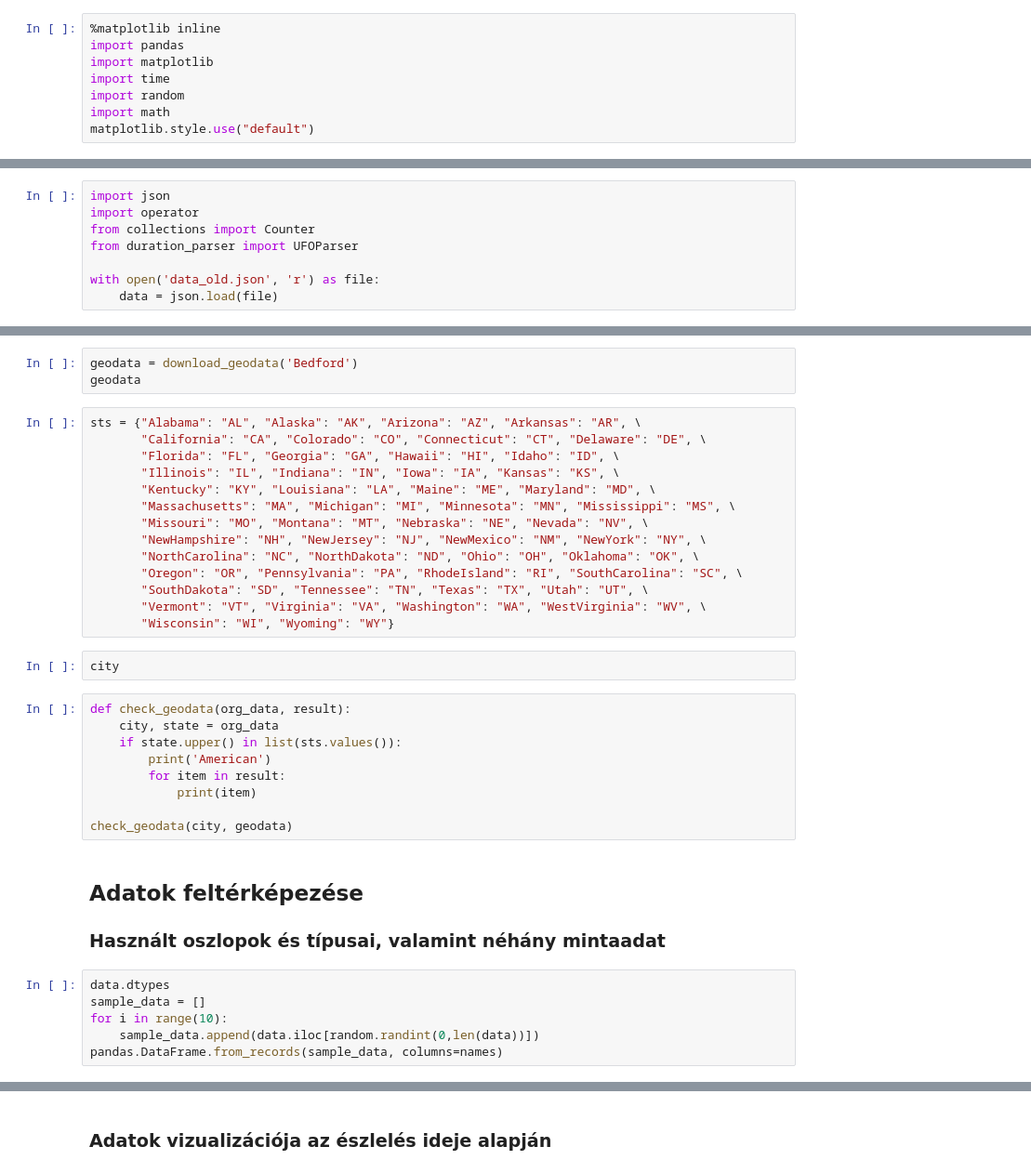
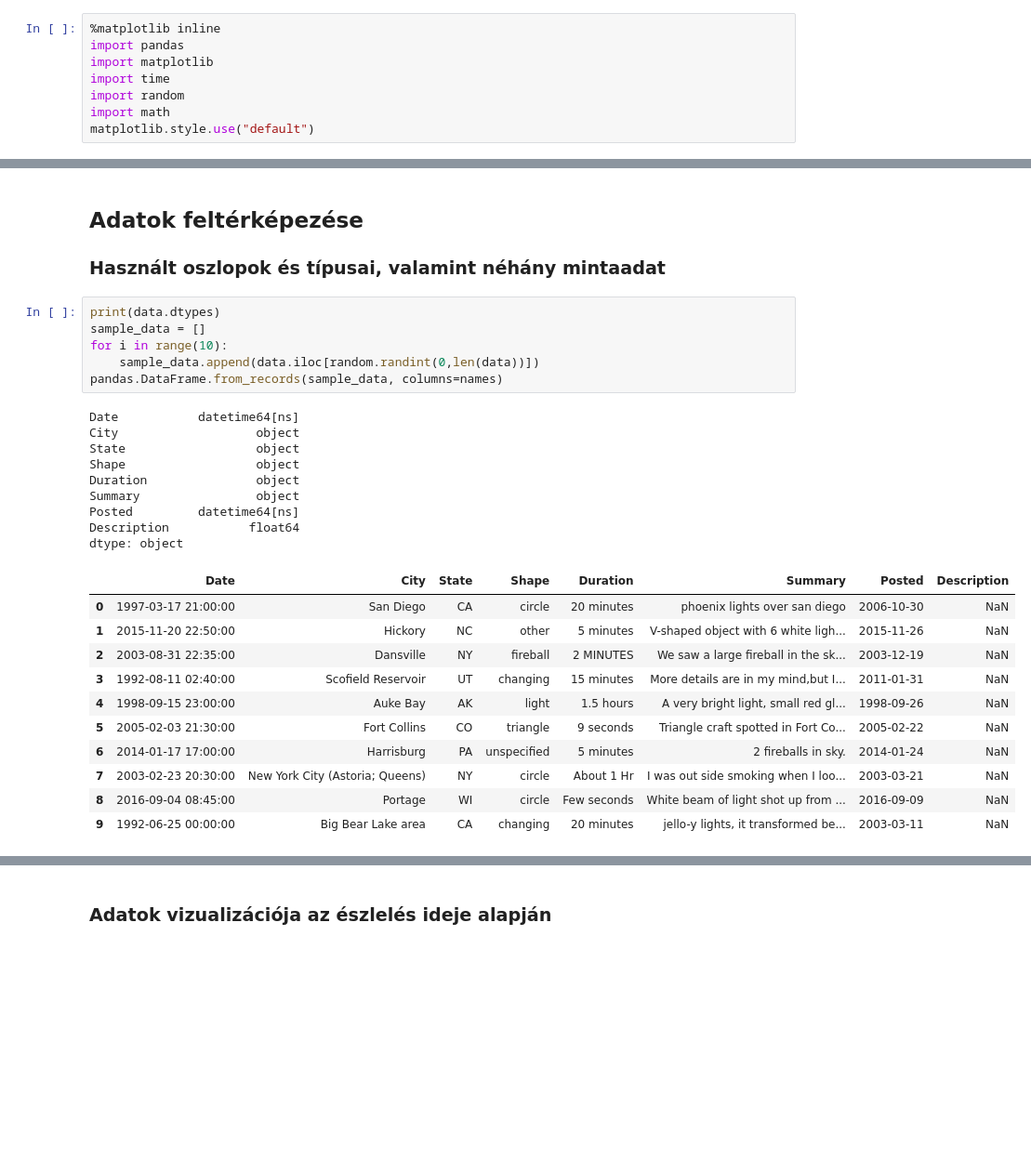
Before and after one commit to brabulla/Big-Data-UFO1-homework, a Jupyter notebook: UFO1 data analysis.ipynb, the cells around one changed output, grey strips where cells are left out. Shown at 93% size. Drawn from its saved outputs; the diff is of its cells as text; blank space fills up the shorter version.

Commit message:
Final version 1.0, with data inside result cells

```diff
--- a/UFO1 data analysis.ipynb
+++ b/UFO1 data analysis.ipynb
@@ -70,8 +84,0 @@ print('Wrong data: ' + str(len(wrong_data)) + ' lines')
-# %%
-import json
-import operator
-from collections import Counter
-from duration_parser import UFOParser
-
-with open('data_old.json', 'r') as file:
-    data = json.load(file)
@@ -109,38 +85,31 @@ def download_geodata(name):
-# %%
-geodata = download_geodata('Bedford')
-geodata
-# %%
-sts = {"Alabama": "AL", "Alaska": "AK", "Arizona": "AZ", "Arkansas": "AR", \
-       "California": "CA", "Colorado": "CO", "Connecticut": "CT", "Delaware": "DE", \
-       "Florida": "FL", "Georgia": "GA", "Hawaii": "HI", "Idaho": "ID", \
-       "Illinois": "IL", "Indiana": "IN", "Iowa": "IA", "Kansas": "KS", \
-       "Kentucky": "KY", "Louisiana": "LA", "Maine": "ME", "Maryland": "MD", \
-       "Massachusetts": "MA", "Michigan": "MI", "Minnesota": "MN", "Mississippi": "MS", \
-       "Missouri": "MO", "Montana": "MT", "Nebraska": "NE", "Nevada": "NV", \
-       "NewHampshire": "NH", "NewJersey": "NJ", "NewMexico": "NM", "NewYork": "NY", \
-       "NorthCarolina": "NC", "NorthDakota": "ND", "Ohio": "OH", "Oklahoma": "OK", \
-       "Oregon": "OR", "Pennsylvania": "PA", "RhodeIsland": "RI", "SouthCarolina": "SC", \
-       "SouthDakota": "SD", "Tennessee": "TN", "Texas": "TX", "Utah": "UT", \
-       "Vermont": "VT", "Virginia": "VA", "Washington": "WA", "WestVirginia": "WV", \
-       "Wisconsin": "WI", "Wyoming": "WY"}
-# %%
-city
-# %%
-def check_geodata(org_data, result):
-    city, state = org_data
-    if state.upper() in list(sts.values()):
-        print('American')
-        for item in result:
-            print(item)
-
-check_geodata(city, geodata)
 # %% [markdown]
 ## Adatok feltérképezése
 
 ### Használt oszlopok és típusai, valamint néhány mintaadat
 # %%
-data.dtypes
+print(data.dtypes)
 sample_data = []
 for i in range(10):
     sample_data.append(data.iloc[random.randint(0,len(data))])
 pandas.DataFrame.from_records(sample_data, columns=names)
+# %% [output]
+Date           datetime64[ns]
+City                   object
+State                  object
+Shape                  object
+Duration               object
+Summary                object
+Posted         datetime64[ns]
+Description           float64
+dtype: object
+|  | Date | City | State | Shape | Duration | Summary | Posted | Description |
+| 0 | 1997-03-17 21:00:00 | San Diego | CA | circle | 20 minutes | phoenix lights over san diego | 2006-10-30 | NaN |
+| 1 | 2015-11-20 22:50:00 | Hickory | NC | other | 5 minutes | V-shaped object with 6 white ligh... | 2015-11-26 | NaN |
+| 2 | 2003-08-31 22:35:00 | Dansville | NY | fireball | 2 MINUTES | We saw a large fireball in the sk... | 2003-12-19 | NaN |
+| 3 | 1992-08-11 02:40:00 | Scofield Reservoir | UT | changing | 15 minutes | More details are in my mind,but I... | 2011-01-31 | NaN |
+| 4 | 1998-09-15 23:00:00 | Auke Bay | AK | light | 1.5 hours | A very bright light, small red gl... | 1998-09-26 | NaN |
+| 5 | 2005-02-03 21:30:00 | Fort Collins | CO | triangle | 9 seconds | Triangle craft spotted in Fort Co... | 2005-02-22 | NaN |
+| 6 | 2014-01-17 17:00:00 | Harrisburg | PA | unspecified | 5 minutes | 2 fireballs in sky. | 2014-01-24 | NaN |
+| 7 | 2003-02-23 20:30:00 | New York City (Astoria; Queens) | NY | circle | About 1 Hr | I was out side smoking when I loo... | 2003-03-21 | NaN |
+| 8 | 2016-09-04 08:45:00 | Portage | WI | circle | Few seconds | White beam of light shot up from ... | 2016-09-09 | NaN |
+| 9 | 1992-06-25 00:00:00 | Big Bear Lake area | CA | changing | 20 minutes | jello-y lights, it transformed be... | 2003-03-11 | NaN |
```
Also changed, not shown: parts of 25 cells of this notebook, 5 other files.
